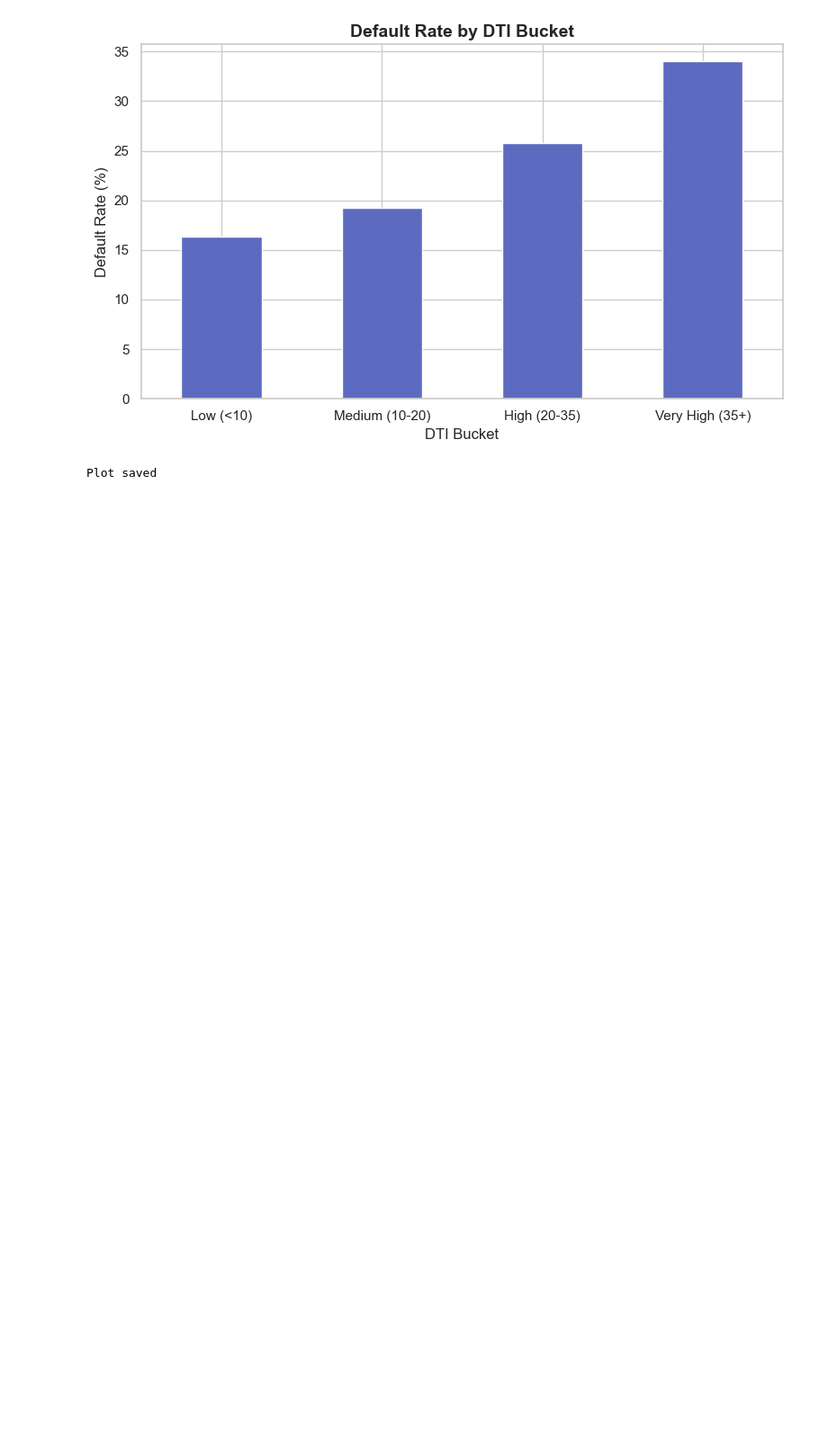
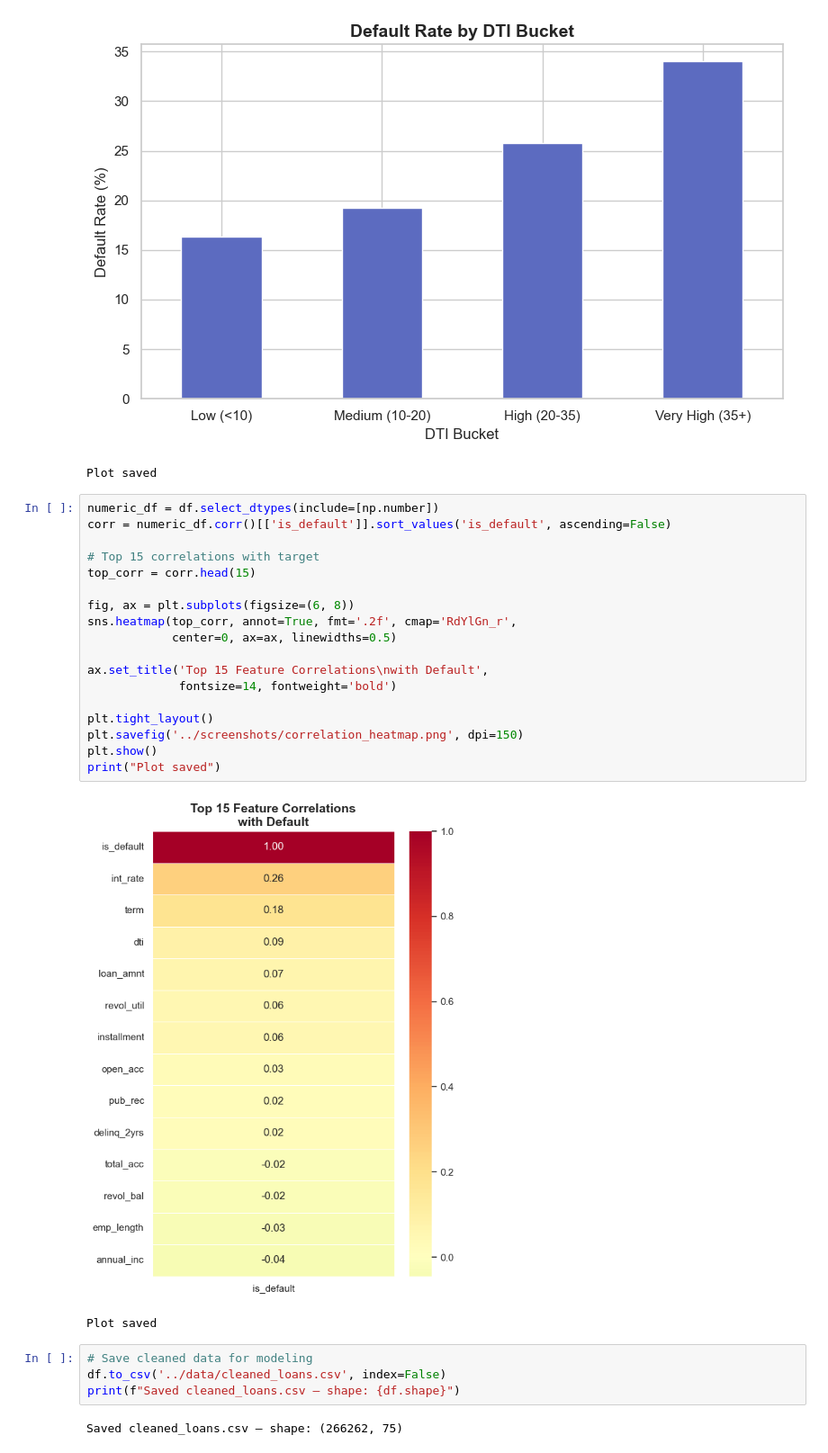
Before and after one commit to ang-fran/credit-default-prediction, a Jupyter notebook: notebooks/01_eda.ipynb, the cells around one changed output. Shown at 90% size. Saved outputs shown, nothing was run; the diff lists cells and outputs as text; blank space fills up the shorter version.

Commit message:
Updated script with chart showing other factoprs' correlation to the target variable. Added a new notebook for modeling and updated the EDA notebook with new visualizations.

```diff
--- a/notebooks/01_eda.ipynb
+++ b/notebooks/01_eda.ipynb
@@ -304,3 +304,30 @@ print("Plot saved ")
 # %% [output]
 [figure]
 Plot saved
+# %%
+numeric_df = df.select_dtypes(include=[np.number])
+corr = numeric_df.corr()[['is_default']].sort_values('is_default', ascending=False)
+
+# Top 15 correlations with target
+top_corr = corr.head(15)
+
+fig, ax = plt.subplots(figsize=(6, 8))
+sns.heatmap(top_corr, annot=True, fmt='.2f', cmap='RdYlGn_r',
+            center=0, ax=ax, linewidths=0.5)
+
+ax.set_title('Top 15 Feature Correlations\nwith Default',
+             fontsize=14, fontweight='bold')
+
+plt.tight_layout()
+plt.savefig('../screenshots/correlation_heatmap.png', dpi=150)
+plt.show()
+print("Plot saved")
+# %% [output]
+[figure, added]
+Plot saved
+# %%
+# Save cleaned data for modeling
+df.to_csv('../data/cleaned_loans.csv', index=False)
+print(f"Saved cleaned_loans.csv — shape: {df.shape}")
+# %% [output]
+Saved cleaned_loans.csv — shape: (266262, 75)
```
